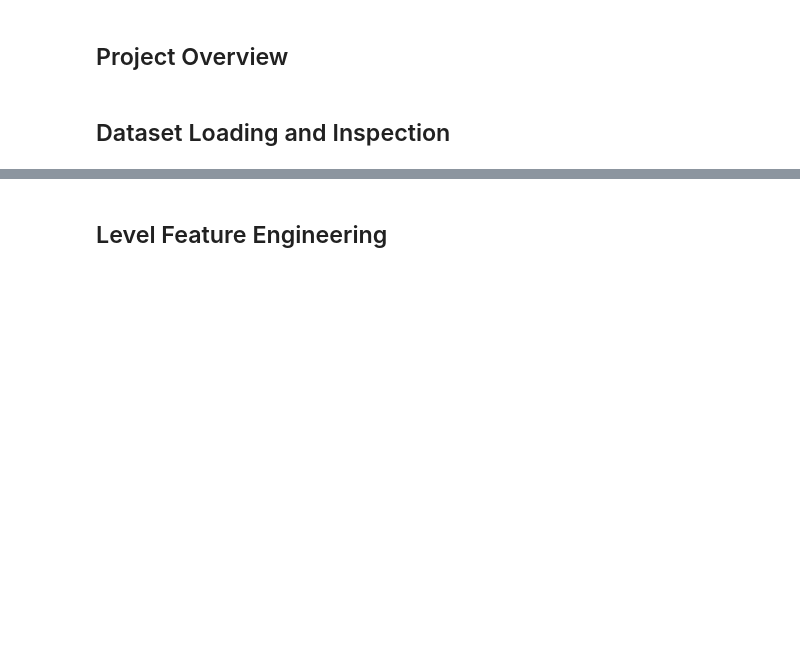
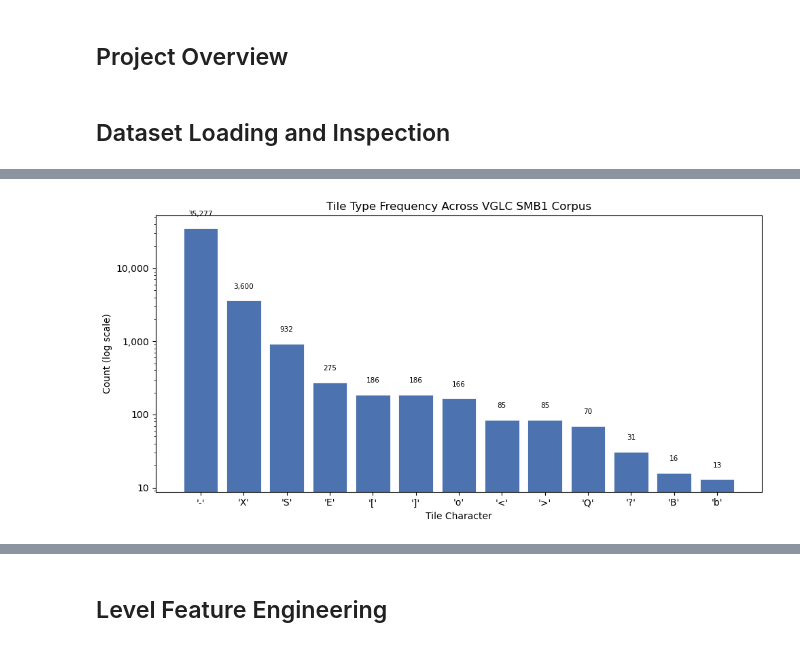
Before and after one commit to thebobmay/generative-ai-transformer-level-generation, a Jupyter notebook: notebooks/generative_model.ipynb, the cells around one changed output, grey strips where cells are left out. Saved outputs shown, nothing was run; the diff lists cells and outputs as text; code cells hidden in the pictures; blank space fills up the shorter version.

```diff
--- a/notebooks/generative_model.ipynb
+++ b/notebooks/generative_model.ipynb
@@ -24,0 +214,24 @@ torch.backends.cudnn.benchmark = False
+# %%
+fig, ax = plt.subplots(figsize=(10, 5))
+
+tile_labels = [repr(ch) for ch, _ in tile_counts.most_common()]
+tile_values = [count for _, count in tile_counts.most_common()]
+
+bars = ax.bar(tile_labels, tile_values, color="#4C72B0", edgecolor="white", linewidth=0.6)
+ax.set_title("Tile Type Frequency Across VGLC SMB1 Corpus")
+ax.set_xlabel("Tile Character")
+ax.set_ylabel("Count (log scale)")
+ax.set_yscale("log")
+ax.yaxis.set_major_formatter(plt.FuncFormatter(lambda x, _: f"{int(x):,}"))
+
+for bar, val in zip(bars, tile_values):
+    ax.text(
+        bar.get_x() + bar.get_width() / 2, val * 1.4,
+        f"{val:,}", ha="center", va="bottom", fontsize=7.5,
+    )
+
+plt.tight_layout()
+plt.savefig("../outputs/figures/tile_frequency_distribution.png", dpi=150, bbox_inches="tight")
+plt.show()
+# %% [output]
+[figure, added]
```
Also changed, not shown: parts of 9 cells of this notebook.
